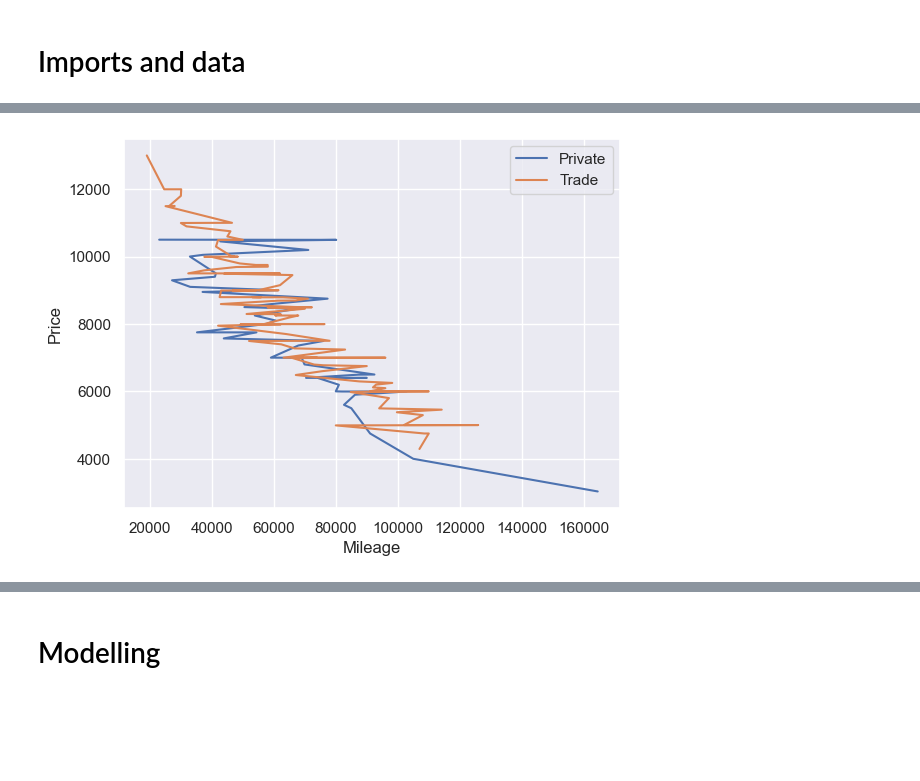
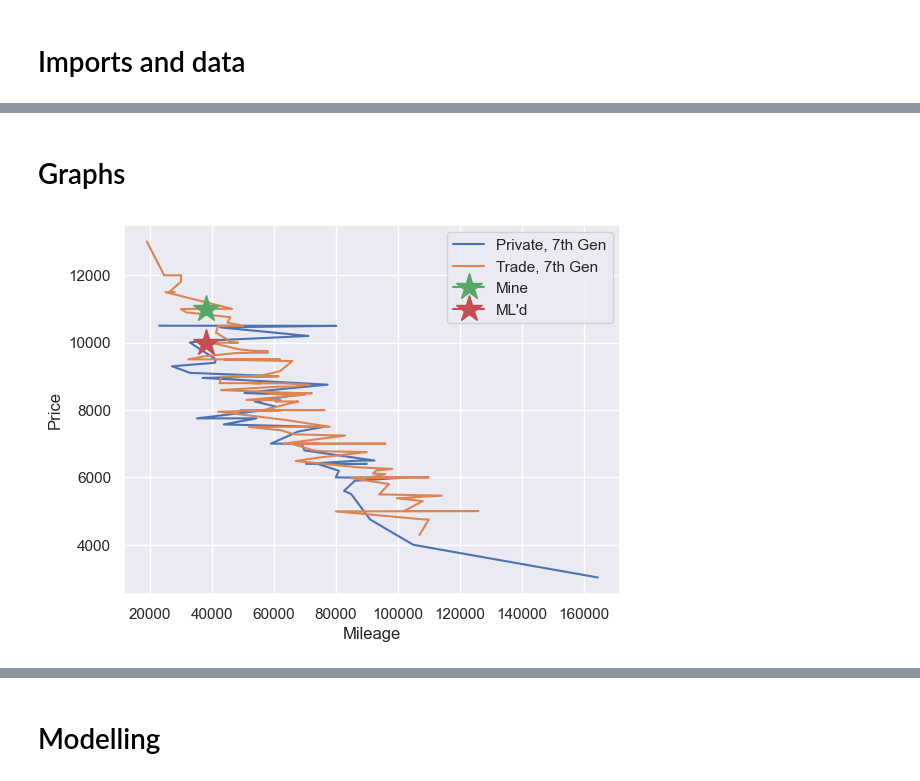
Before and after one commit to jamesdeluk/data-projects, a Jupyter notebook: st.ipynb, the cells around one changed output, grey strips where cells are left out. Saved outputs shown, nothing was run; the diff lists cells and outputs as text; code cells hidden in the pictures; blank space fills up the shorter version.

Commit message:
st updates: new models, new data

```diff
--- a/st.ipynb
+++ b/st.ipynb
@@ -60,20 +30,24 @@ plt.show()
+# %% [markdown]
+# Graphs
 # %%
-private_data = data[data['Private'] == 1]
-trade_data = data[data['Private'] == 0]
+private_gen7_data = data[(data['Private'] == 1) & (data['Generation'] == 7)]
+trade_gen7_data = data[(data['Private'] == 0) & (data['Generation'] == 7)]
 
-y_private = private_data['Price']
-y_trade = trade_data['Price']
+y_private = private_gen7_data['Price']
+y_trade = trade_gen7_data['Price']
 
-x2p = private_data['Mileage']
-x2t = trade_data['Mileage']
+x2p = private_gen7_data['Mileage']
+x2t = trade_gen7_data['Mileage']
 
-plt.plot(x2p, y_private, label='Private')
-plt.plot(x2t, y_trade, label='Trade')
+plt.plot(x2p, y_private, label='Private, 7th Gen')
+plt.plot(x2t, y_trade, label='Trade, 7th Gen')
+plt.plot(38000, 10995, '*-', markersize=20, label='Mine')
+plt.plot(38000, 9995, '*-', markersize=20, label="ML'd")
 
 plt.xlabel('Mileage')
 plt.ylabel('Price')
 plt.legend()
 
 plt.show()
 # %% [output]
-[figure, old version]
+[figure, new version]
```
Also changed, not shown: parts of 14 cells of this notebook, 1 other file.
